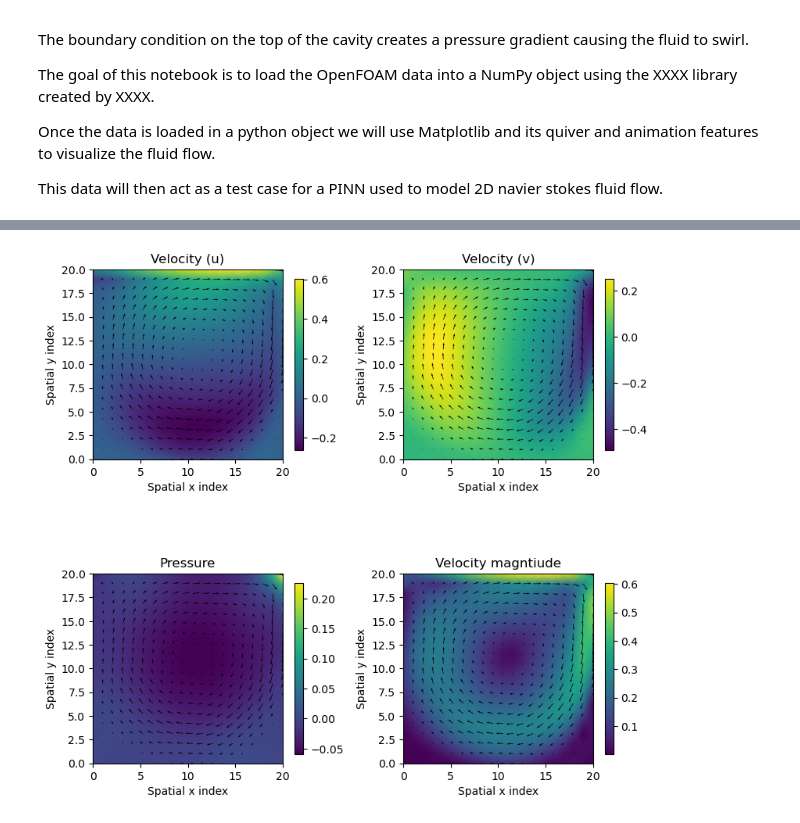
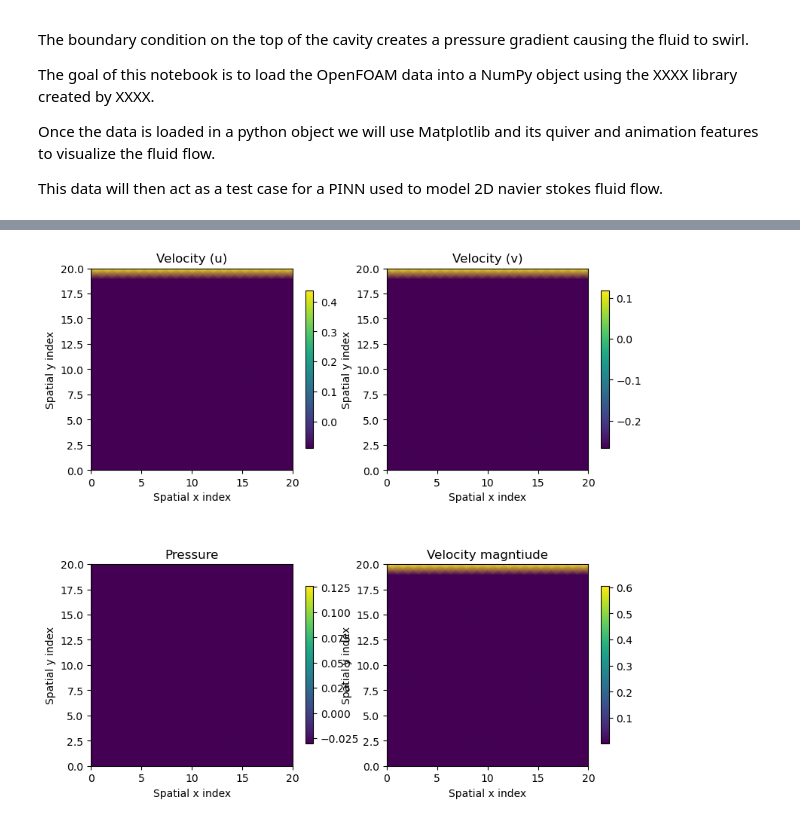
Before and after one commit to harrymchugh/pinns, a Jupyter notebook: src/2d-ns/2d-ns-simulation.ipynb, the cells around one changed output, grey strips where cells are left out. Drawn from its saved outputs; the diff is of its cells as text; code cells hidden in the pictures.

```diff
--- a/src/2d-ns/2d-ns-simulation.ipynb
+++ b/src/2d-ns/2d-ns-simulation.ipynb
@@ -18,12 +18,3 @@ import matplotlib.pyplot as plt
 import Ofpp as ofpp
 import os
 import matplotlib.animation as animation
-# %%
-#Load the openfoam data for single time-step initially
-U = ofpp.parse_internal_field("../../data/openfoam-cavity-re100/U")
-print(U.shape)
-print(U[0])
-
-p = ofpp.parse_internal_field("../../data/openfoam-cavity-re100/p")
-print(p.shape)
-print(p[0])
@@ -68,39 +81,49 @@ X, Y = np.meshgrid(x,x)
 # %%
+#Takes about 1.5 minutes to compute
+
 fig, ax = plt.subplots(2,2, figsize=(8, 8))
-ax[0][0].pcolormesh(X, Y, u.reshape(X.shape), shading='gouraud')
-fig.colorbar(ax[0][0].pcolormesh(X, Y, u.reshape(X.shape), shading='gouraud'), shrink=0.6, orientation='vertical')
-ax[0][0].quiver(X,Y,u.reshape(X.shape),v.reshape(X.shape))
-ax[0][0].set_title("Velocity (u)")
-ax[0][0].set_ylabel("Spatial y index")
-ax[0][0].set_xlabel("Spatial x index")
-ax[0][0].set_box_aspect(1)
+fig.tight_layout()
+fig.colorbar(ax[0][0].pcolormesh(X, Y, u_full[:,:,int(1)], shading='gouraud'), shrink=0.6, orientation='vertical')
+fig.colorbar(ax[0][1].pcolormesh(X, Y, v_full[:,:,int(1)], shading='gouraud'), shrink=0.6, orientation='vertical')
+fig.colorbar(ax[1][0].pcolormesh(X, Y, p_full[:,:,int(1)], shading='gouraud'), shrink=0.6, orientation='vertical')
+fig.colorbar(ax[1][1].pcolormesh(X, Y, np.sqrt(u_full[:,:,-1]**2 + v_full[:,:,-1]**2), shading='gouraud'), shrink=0.6, orientation='vertical')
 
-ax[0][1].pcolormesh(X, Y, v.reshape(X.shape), shading='gouraud')
-fig.colorbar(ax[0][1].pcolormesh(X, Y, v.reshape(X.shape), shading='gouraud'), shrink=0.6, orientation='vertical')
-ax[0][1].quiver(X,Y,u.reshape(X.shape),v.reshape(X.shape))
-ax[0][1].set_title("Velocity (v)")
-ax[0][1].set_ylabel("Spatial y index")
-ax[0][1].set_xlabel("Spatial x index")
-ax[0][1].set_box_aspect(1)
+u_mag_full = np.sqrt(u_full.astype(np.double)**2 + v_full.astype(np.double)**2).astype(float)
 
-ax[1][0].pcolormesh(X, Y, p.reshape(X.shape), shading='gouraud')
-fig.colorbar(ax[1][0].pcolormesh(X, Y, p.reshape(X.shape), shading='gouraud'), shrink=0.6, orientation='vertical')
-ax[1][0].quiver(X,Y,u.reshape(X.shape),v.reshape(X.shape),)
-ax[1][0].set_title("Pressure")
-ax[1][0].set_ylabel("Spatial y index")
-ax[1][0].set_xlabel("Spatial x index")
-ax[1][0].set_box_aspect(1)
+def animate_subplot(i):
+    ax[0][0].pcolormesh(X, Y, u_full[:,:,int(i)], shading='gouraud')
+    if i != 0:
+        ax[0][0].quiver(X,Y,u_full[:,:,int(i)],v_full[:,:,int(i)])
+    ax[0][0].set_title("Velocity (u)")
+    ax[0][0].set_ylabel("Spatial y index")
+    ax[0][0].set_xlabel("Spatial x index")
+    ax[0][0].set_box_aspect(1)
 
-ax[1][1].pcolormesh(X, Y, U_mag.reshape(X.shape), shading='gouraud')
-fig.colorbar(ax[1][1].pcolormesh(X, Y, U_mag.reshape(X.shape), shading='gouraud'), shrink=0.6, orientation='vertical')
-ax[1][1].quiver(X,Y,u.reshape(X.shape),v.reshape(X.shape),)
-ax[1][1].set_title("Velocity magntiude")
-ax[1][1].set_ylabel("Spatial y index")
-ax[1][1].set_xlabel("Spatial x index")
-ax[1][1].set_box_aspect(1)
+    ax[0][1].pcolormesh(X, Y, v_full[:,:,int(i)], shading='gouraud')
+    if i != 0:
+        ax[0][1].quiver(X,Y,u_full[:,:,int(i)],v_full[:,:,int(i)])
+    ax[0][1].set_title("Velocity (v)")
+    ax[0][1].set_ylabel("Spatial y index")
+    ax[0][1].set_xlabel("Spatial x index")
+    ax[0][1].set_box_aspect(1)
 
-fig.tight_layout()
+    ax[1][0].pcolormesh(X, Y, p_full[:,:,int(i)], shading='gouraud')
+    if i != 0:
+        ax[1][0].quiver(X,Y,u_full[:,:,int(i)],v_full[:,:,int(i)])
+    ax[1][0].set_title("Pressure")
+    ax[1][0].set_ylabel("Spatial y index")
+    ax[1][0].set_xlabel("Spatial x index")
+    ax[1][0].set_box_aspect(1)
 
-plt.show()
+    ax[1][1].pcolormesh(X, Y, u_mag_full[:,:,int(i)], shading='gouraud')
+    if i != 0:
+        ax[1][1].quiver(X,Y,u_full[:,:,int(i)],v_full[:,:,int(i)])
+    ax[1][1].set_title("Velocity magntiude")
+    ax[1][1].set_ylabel("Spatial y index")
+    ax[1][1].set_xlabel("Spatial x index")
+    ax[1][1].set_box_aspect(1)
+
+ani = animation.FuncAnimation(fig, animate_subplot, int(num_outputs), interval=1)
+ani.save('full.gif')
 # %% [output]
-[figure, old version]
+[figure, new version]
```
Also changed, not shown: parts of 14 cells of this notebook, 2 other files.
